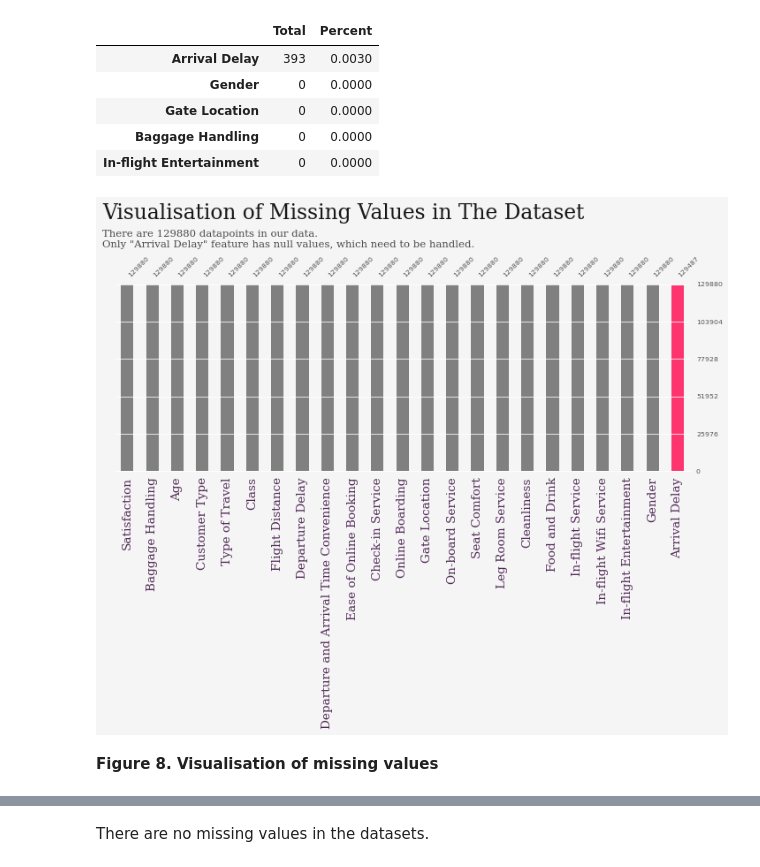
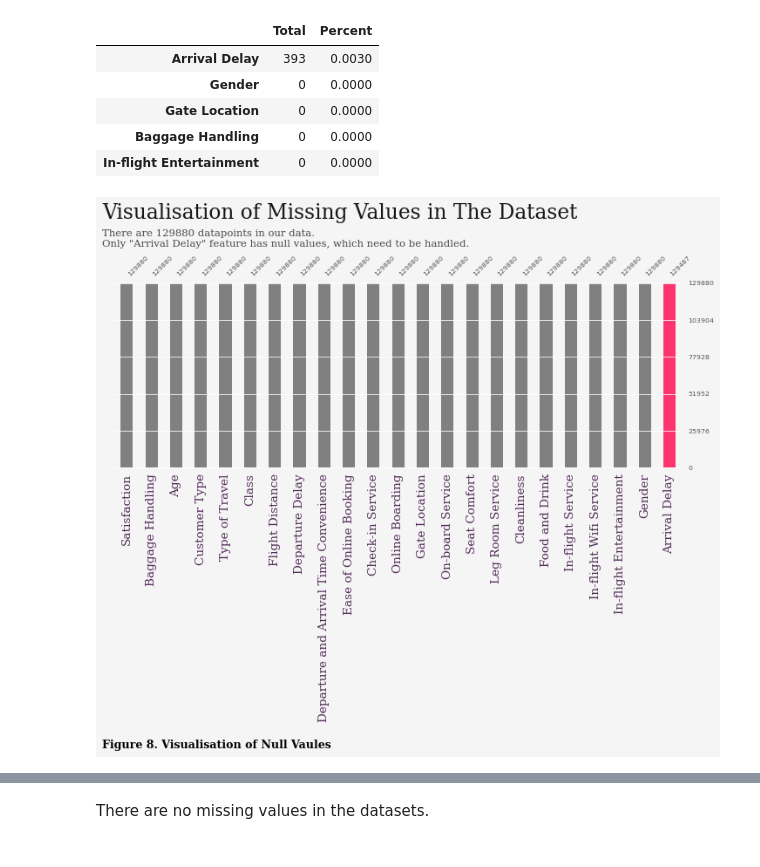
Before and after one commit to phily5051/CASA0006, a Jupyter notebook: business_traveler.ipynb, the cells around one changed output, grey strips where cells are left out. Cells and saved outputs as stored; diff of their text form; code cells hidden in the pictures.

```diff
--- a/business_traveler.ipynb
+++ b/business_traveler.ipynb
@@ -686,33 +681,33 @@ missing.head()
 # %%
 # Visualisation of missing values
 
 # color scheme
 color = ['grey','grey','grey','grey','grey','grey','grey','grey','grey','grey','grey',
         'grey','grey','grey','grey','grey','grey','grey','grey','grey','grey', 'grey', '#fe346e']
 fig, ax = plt.subplots(figsize = (12,4), dpi = 70)
 fig.patch.set_facecolor('#f6f5f5')
 ax.set_facecolor('#f6f5f5')
 
 # displaying bar graphs in a descending order
 msno.bar(data, sort = 'descending',
          color = color,
          ax = ax, fontsize =8,
          labels = 'off',filter = 'top')
 
 # adding texts
 ax.text(-1,1.35,'Visualisation of Missing Values in The Dataset',{'font': 'Serif', 'size': 24,  'color':'black'},alpha = 0.9)
 ax.text(-1,1.2,'There are 129880 datapoints in our data.\nOnly "Arrival Delay" feature has null values, which need to be handled.',{'font': 'Serif', 'size': 12,  'color':'black'}, alpha = 0.7)
 
 ax.set_xticklabels(ax.get_xticklabels(),rotation = 90,
                    ha = 'center', **{'font': 'Serif', 'size': 14,'weight':'normal','color':'#512b58'}, alpha = 1)
 ax.set_yticklabels('')
 ax.spines['bottom'].set_visible(True)
 
+# Figure number
+plt.title('Figure 8. Visualisation of Null Vaules', size = 13, x=0.18, y = -1.55, fontweight='bold',font='Serif')
 fig.show()
 # %% [output]
-[figure, old version]
+[figure, new version]
-# %% [markdown]
-**Figure 8. Visualisation of missing values**
 # %%
 # replacing missing values with median values
 data['Arrival Delay'] = data['Arrival Delay'].fillna(round (data['Arrival Delay'].median(), 2))
```
Also changed, not shown: parts of 33 cells of this notebook.
